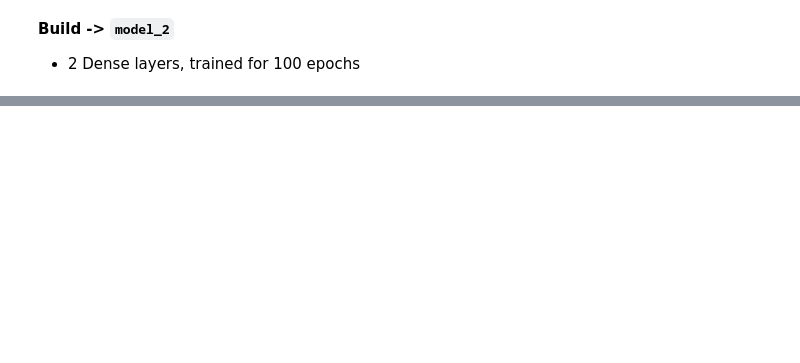
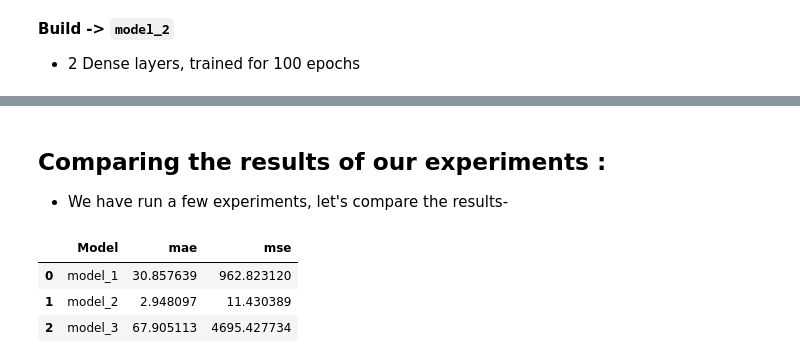
Before and after one commit to imdebarun/tensorflow2, a Jupyter notebook: Neural_Network_Regression_with_Tensorflow.ipynb, the cells around one changed output, grey strips where cells are left out. Drawn from its saved outputs; the diff is of its cells as text; code cells hidden in the pictures; blank space fills up the shorter version.

```diff
--- a/Neural_Network_Regression_with_Tensorflow.ipynb
+++ b/Neural_Network_Regression_with_Tensorflow.ipynb
@@ -708,0 +814,17 @@ mae_1, mse_1
+# %% [markdown]
+## Comparing the results of our experiments :
+* We have run a few experiments, let's compare the results-
+# %%
+# Let's Compare our model's results using pandas Dataframe -
+import pandas as pd
+
+model_results = [["model_1", mae_1.numpy(), mse_1.numpy()],
+                 ["model_2", mae_2.numpy(), mse_2.numpy()],
+                 ["model_3", mae_3.numpy(), mse_3.numpy()]]
+all_results = pd.DataFrame(model_results, columns=['Model', 'mae', 'mse'])
+all_results
+# %% [output]
+|  | Model | mae | mse |
+| 0 | model_1 | 30.857639 | 962.823120 |
+| 1 | model_2 | 2.948097 | 11.430389 |
+| 2 | model_3 | 67.905113 | 4695.427734 |
```
Also changed, not shown: parts of 31 cells of this notebook.
